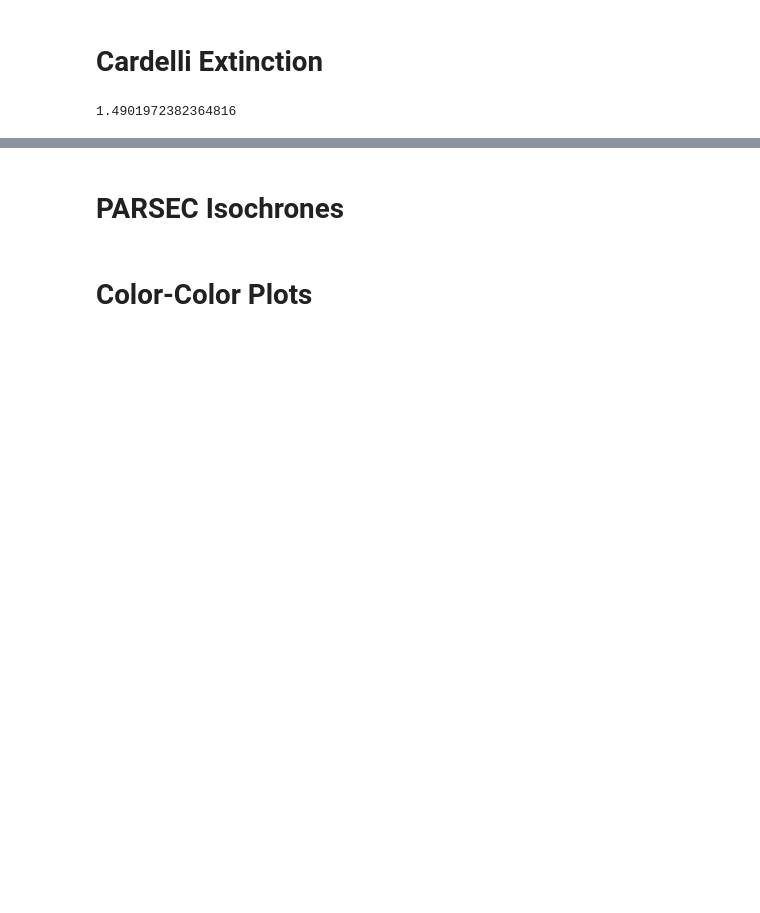
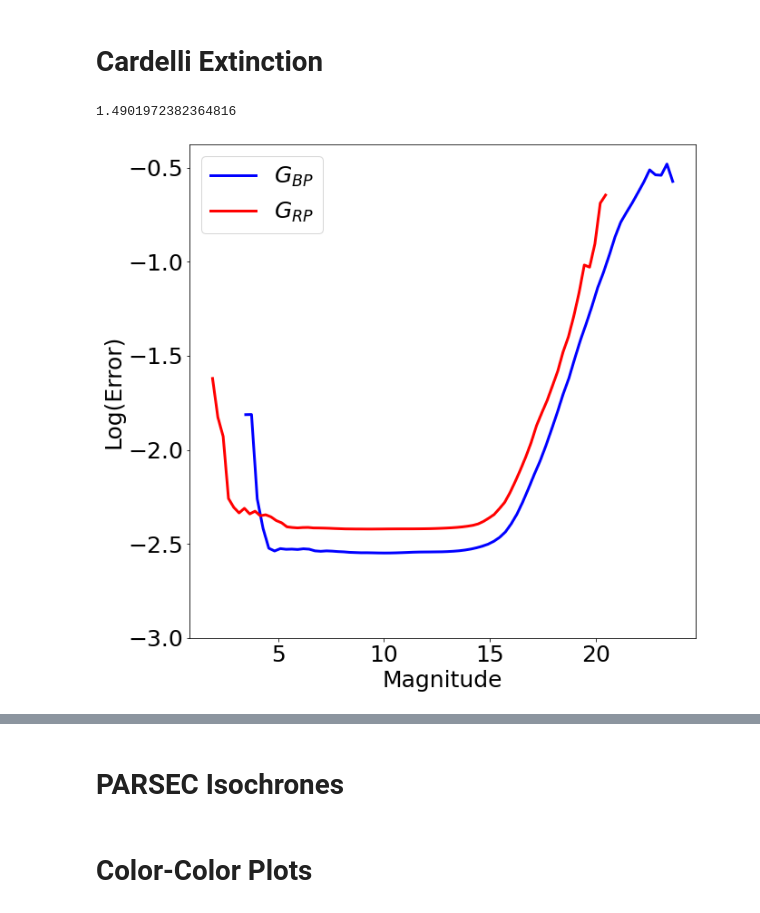
Before and after one commit to JoshuaPovick/Age_Fitting, a Jupyter notebook: notebooks/RelativeExtinctions.ipynb, the cells around one changed output, grey strips where cells are left out. Cells and saved outputs as stored; diff of their text form; code cells hidden in the pictures; blank space fills up the shorter version.

```diff
--- a/notebooks/RelativeExtinctions.ipynb
+++ b/notebooks/RelativeExtinctions.ipynb
@@ -122,3 +122,63 @@ ejk_ak = (cardelli_alav(leff['J'],3.1)-cardelli_alav(leff['K'],3.1))/cardelli_al
 ejk_ak
 # %% [output]
 1.4901972382364816
+# %%
+### APOGEE Data
+
+### GCS Data
+gcs = fits.getdata('/Users/joshuapovick/Desktop/Research/fits/allStar-r13-l33-58932beta_apa_dist_galvel_gc.fits.gz')
+gcs = Table(gcs[np.where((gcs['LOGG']>0.0)&(gcs['FE_H']>-9999.0)&(np.isfinite(gcs['FE_H'])==True))])
+gcs = gcs[np.where(gcs['CLUSTER']=='M22')]
+
+### DR17
+dr17 = fits.getdata('/Users/joshuapovick/Desktop/Research/fits/allStarLite-dr17-synspec.fits.gz')
+_, gcs_ind, dr17_ind = np.intersect1d(gcs['APOGEE_ID'], dr17['APOGEE_ID'], return_indices=True)
+
+gcsdr17 = dr17[dr17_ind]
+gcs = gcs[gcs_ind]
+# %%
+from scipy.stats import binned_statistic
+gaiaedr3 = fits.getdata('/Users/joshuapovick/Desktop/Research/gaia/GAIAEDR3allStar.fits.gz')
+# %%
+binnum = 75
+
+### BP
+bp_fin = np.where(np.isfinite(gaiaedr3['phot_bp_mean_mag'])==True)
+
+bpmin = min(gaiaedr3['phot_bp_mean_mag'][bp_fin])
+bpmax = max(gaiaedr3['phot_bp_mean_mag'][bp_fin])
+
+bpdiff = bpmax-bpmin
+bpfluxerr = (2.5*0.434)/gaiaedr3['phot_bp_mean_flux_over_error'][bp_fin]
+bpmagerr = np.sqrt((bpfluxerr)**2+0.0027901700**2)
+
+bpbin ,_,_ = binned_statistic(gaiaedr3['phot_bp_mean_mag'][bp_fin],np.log10(bpmagerr),'median',bins=binnum)
+
+### RP
+rp_fin = np.where(np.isfinite(gaiaedr3['phot_rp_mean_mag'])==True)
+
+rpmin = min(gaiaedr3['phot_rp_mean_mag'][rp_fin])
+rpmax = max(gaiaedr3['phot_rp_mean_mag'][rp_fin])
+
+rpdiff = rpmax-rpmin
+rpfluxerr = (2.5*0.434)/gaiaedr3['phot_rp_mean_flux_over_error'][rp_fin]
+rpmagerr = np.sqrt((rpfluxerr)**2+0.0037793818**2)
+
+rpbin ,_,_ = binned_statistic(gaiaedr3['phot_rp_mean_mag'][rp_fin],np.log10(rpmagerr),'median',bins=binnum)
+
+### Plot
+plt.figure(figsize=[10,10])
+plt.plot(np.arange(bpmin,bpmax,bpdiff/binnum),bpbin,lw=3.0,c='blue',label=r'$G_{BP}$')
+plt.plot(np.arange(rpmin,rpmax,rpdiff/binnum),rpbin,lw=3.0,c='red',label=r'$G_{RP}$')
+plt.legend()
+plt.ylim(bottom=-3.0)
+plt.xlabel('Magnitude')
+plt.ylabel('Log(Error)');
+
+bperrfunc = InterpolatedUnivariateSpline(np.arange(bpmin,bpmax,bpdiff/binnum),bpbin)
+rperrfunc = InterpolatedUnivariateSpline(np.arange(rpmin,rpmax,rpdiff/binnum),rpbin)
+
+bperr = 10**bperrfunc(gcsdr17['GAIAEDR3_PHOT_BP_MEAN_MAG'])
+rperr = 10**rperrfunc(gcsdr17['GAIAEDR3_PHOT_RP_MEAN_MAG'])
+# %% [output]
+[figure, added]
```
Also changed, not shown: parts of 25 cells of this notebook, 10 other files.
